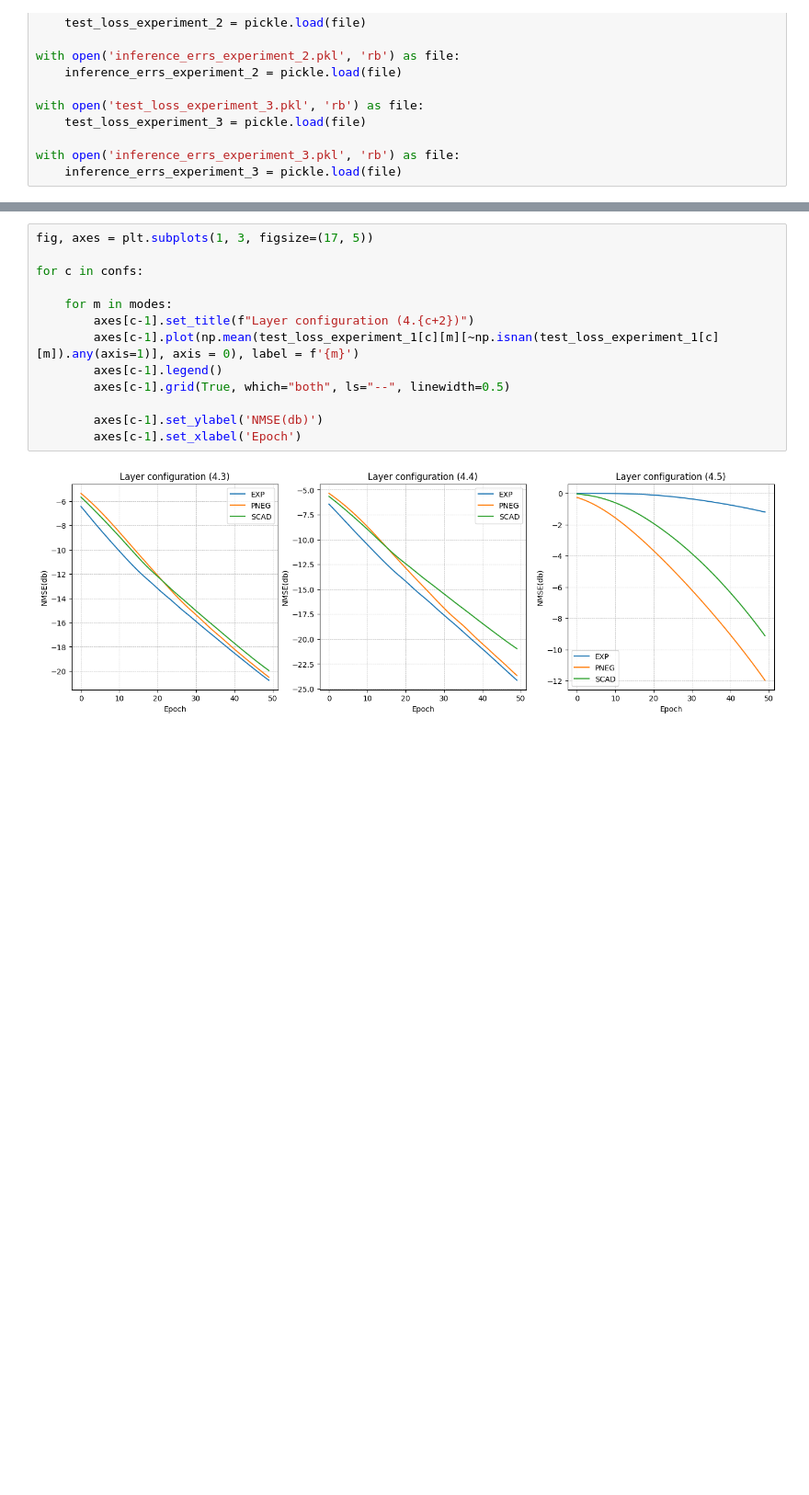
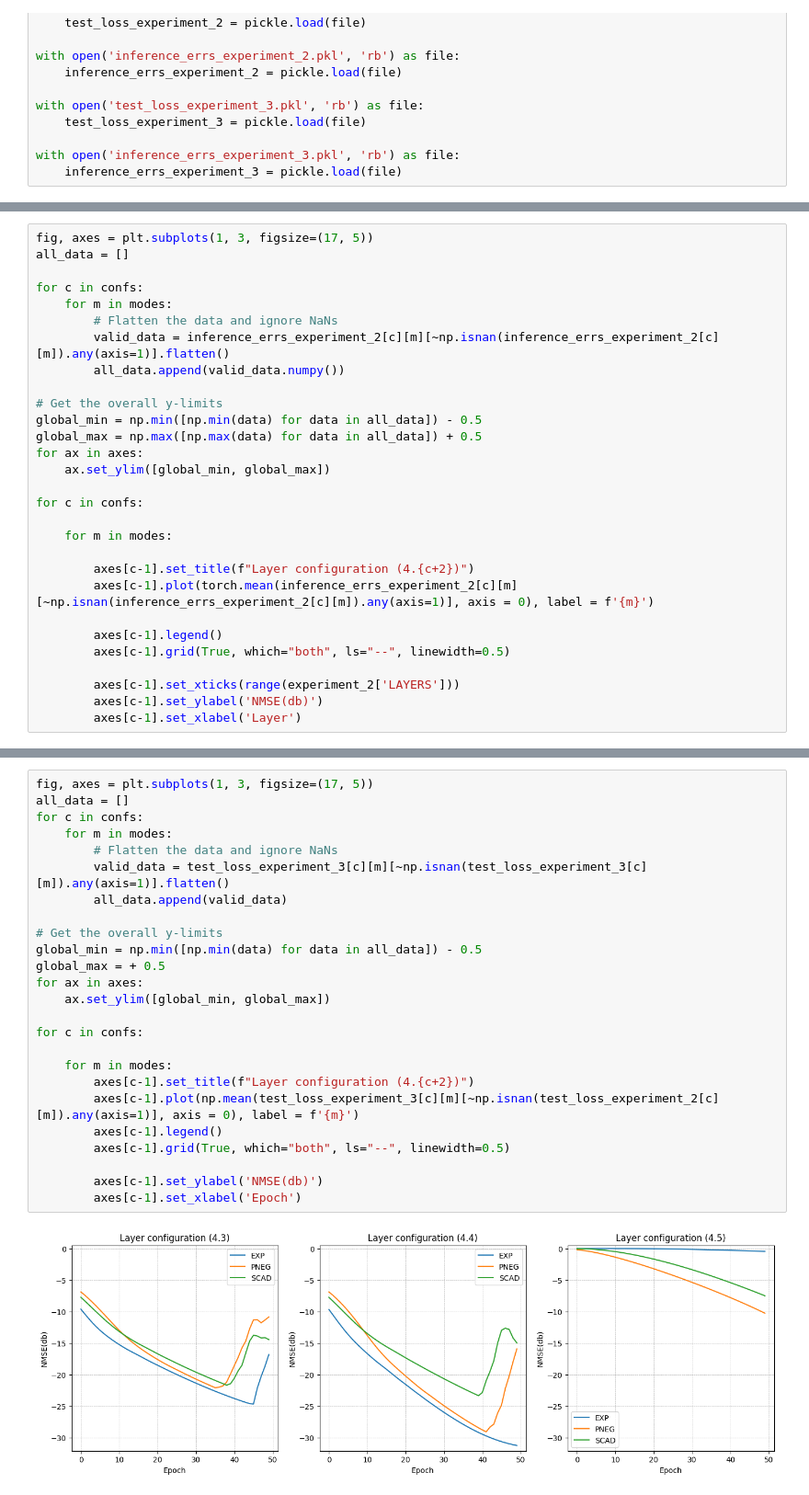
Before and after one commit to LeoDiNino97/NonconvexSparseLearningUnrolledSCA, a Jupyter notebook: experiments/ablation_L2O_DCISTA/Ablation_study.ipynb, the cells around one changed output, grey strips where cells are left out. Shown at 92% size. Cells and saved outputs as stored; diff of their text form; blank space fills up the shorter version.

Commit message:
First experiment with LDC-LISTA

```diff
--- a/experiments/ablation_L2O_DCISTA/Ablation_study.ipynb
+++ b/experiments/ablation_L2O_DCISTA/Ablation_study.ipynb
@@ -595,0 +680,29 @@ with open('inference_errs_experiment_3.pkl', 'rb') as file:
+# %%
+fig, axes = plt.subplots(1, 3, figsize=(17, 5))
+all_data = []
+
+for c in confs:
+    for m in modes:
+        # Flatten the data and ignore NaNs
+        valid_data = inference_errs_experiment_2[c][m][~np.isnan(inference_errs_experiment_2[c][m]).any(axis=1)].flatten()
+        all_data.append(valid_data.numpy())
+
+# Get the overall y-limits
+global_min = np.min([np.min(data) for data in all_data]) - 0.5
+global_max = np.max([np.max(data) for data in all_data]) + 0.5
+for ax in axes:
+    ax.set_ylim([global_min, global_max])
+
+for c in confs:
+
+    for m in modes:
+
+        axes[c-1].set_title(f"Layer configuration (4.{c+2})")
+        axes[c-1].plot(torch.mean(inference_errs_experiment_2[c][m][~np.isnan(inference_errs_experiment_2[c][m]).any(axis=1)], axis = 0), label = f'{m}')
+
+        axes[c-1].legend()
+        axes[c-1].grid(True, which="both", ls="--", linewidth=0.5)
+
+        axes[c-1].set_xticks(range(experiment_2['LAYERS']))
+        axes[c-1].set_ylabel('NMSE(db)')
+        axes[c-1].set_xlabel('Layer')
@@ -596,17 +711,29 @@ with open('inference_errs_experiment_3.pkl', 'rb') as file:
 # %%
 fig, axes = plt.subplots(1, 3, figsize=(17, 5))
+all_data = []
+for c in confs:
+    for m in modes:
+        # Flatten the data and ignore NaNs
+        valid_data = test_loss_experiment_3[c][m][~np.isnan(test_loss_experiment_3[c][m]).any(axis=1)].flatten()
+        all_data.append(valid_data)
+
+# Get the overall y-limits
+global_min = np.min([np.min(data) for data in all_data]) - 0.5
+global_max = + 0.5
+for ax in axes:
+    ax.set_ylim([global_min, global_max])
 
 for c in confs:
 
     for m in modes:
         axes[c-1].set_title(f"Layer configuration (4.{c+2})")
-        axes[c-1].plot(np.mean(test_loss_experiment_1[c][m][~np.isnan(test_loss_experiment_1[c][m]).any(axis=1)], axis = 0), label = f'{m}')
+        axes[c-1].plot(np.mean(test_loss_experiment_3[c][m][~np.isnan(test_loss_experiment_2[c][m]).any(axis=1)], axis = 0), label = f'{m}')
         axes[c-1].legend()
         axes[c-1].grid(True, which="both", ls="--", linewidth=0.5)
 
         axes[c-1].set_ylabel('NMSE(db)')
         axes[c-1].set_xlabel('Epoch')
 # %% [output]
-[figure, old version]
+[figure, new version]
 # %%
 fig, axes = plt.subplots(1, 3, figsize=(17, 5))
```
Also changed, not shown: parts of 23 cells of this notebook, 2 other files.
